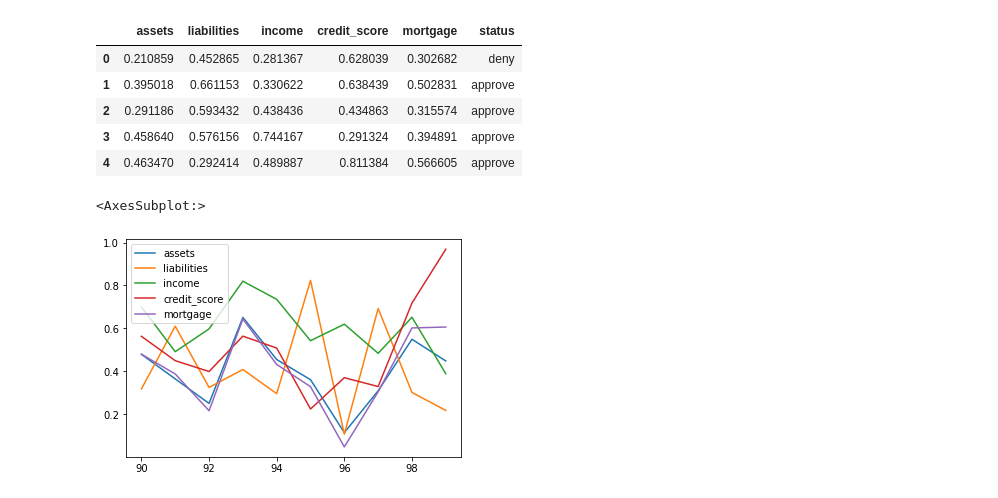
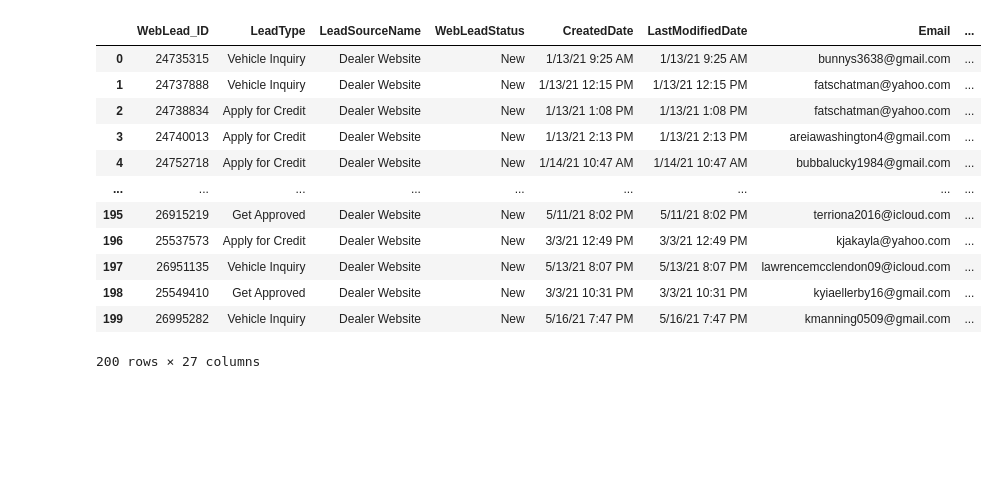
Before and after one commit to VLADDUCH/project-2, a Jupyter notebook: motory_sales_2.ipynb, the cells around one changed output. Cells and saved outputs as stored; diff of their text form; code cells hidden in the pictures; blank space fills up the shorter version.

```diff
--- a/motory_sales_2.ipynb
+++ b/motory_sales_2.ipynb
@@ -69,16 +25,18 @@ MG_df.groupby('CAR_MAKE')['days in inv'].mean().plot(kind='bar')
-# %%
-csv_path = Path(r"C:\Users\Sejas\Desktop\FinTech\mia-mia-fin-pt-05-2021-u-c-master\11_Classification\Activities\11.1_Activities\04-Stu-SVM_Loan_Approver\Resources\loans.csv")
-record_df = pd.read_csv(csv_path)
-record_df.head()
-# %% [output]
-|  | assets | liabilities | income | credit_score | mortgage | status |
-| 0 | 0.210859 | 0.452865 | 0.281367 | 0.628039 | 0.302682 | deny |
-| 1 | 0.395018 | 0.661153 | 0.330622 | 0.638439 | 0.502831 | approve |
-| 2 | 0.291186 | 0.593432 | 0.438436 | 0.434863 | 0.315574 | approve |
-| 3 | 0.458640 | 0.576156 | 0.744167 | 0.291324 | 0.394891 | approve |
-| 4 | 0.463470 | 0.292414 | 0.489887 | 0.811384 | 0.566605 | approve |
-# %%
-record_df.tail(10).plot()
-# %% [output]
-<AxesSubplot:>
-[figure, removed]
+# %%
+csv_path = Path(r"C:\Users\Sejas\Desktop\FinTech\Projects\fintechauto-main\Client Leads2.csv")
+df = pd.read_csv(csv_path, encoding = "ISO-8859-1", low_memory=False)
+df.head(200)
+# %% [output]
+|  | WebLead_ID | LeadType | LeadSourceName | WebLeadStatus | CreatedDate | LastModifiedDate | Email | ... |
+| 0 | 24735315 | Vehicle Inquiry | Dealer Website | New | 1/13/21 9:25 AM | 1/13/21 9:25 AM | bunnys3638@gmail.com | ... |
+| 1 | 24737888 | Vehicle Inquiry | Dealer Website | New | 1/13/21 12:15 PM | 1/13/21 12:15 PM | fatschatman@yahoo.com | ... |
+| 2 | 24738834 | Apply for Credit | Dealer Website | New | 1/13/21 1:08 PM | 1/13/21 1:08 PM | fatschatman@yahoo.com | ... |
+| 3 | 24740013 | Apply for Credit | Dealer Website | New | 1/13/21 2:13 PM | 1/13/21 2:13 PM | areiawashington4@gmail.com | ... |
+| 4 | 24752718 | Apply for Credit | Dealer Website | New | 1/14/21 10:47 AM | 1/14/21 10:47 AM | bubbalucky1984@gmail.com | ... |
+| ... | ... | ... | ... | ... | ... | ... | ... | ... |
+| 195 | 26915219 | Get Approved | Dealer Website | New | 5/11/21 8:02 PM | 5/11/21 8:02 PM | terriona2016@icloud.com | ... |
+| 196 | 25537573 | Apply for Credit | Dealer Website | New | 3/3/21 12:49 PM | 3/3/21 12:49 PM | kjakayla@yahoo.com | ... |
+| 197 | 26951135 | Vehicle Inquiry | Dealer Website | New | 5/13/21 8:07 PM | 5/13/21 8:07 PM | lawrencemcclendon09@icloud.com | ... |
+| 198 | 25549410 | Get Approved | Dealer Website | New | 3/3/21 10:31 PM | 3/3/21 10:31 PM | kyiaellerby16@gmail.com | ... |
+| 199 | 26995282 | Vehicle Inquiry | Dealer Website | New | 5/16/21 7:47 PM | 5/16/21 7:47 PM | kmanning0509@gmail.com | ... |
+200 rows × 27 columns
```
Also changed, not shown: parts of 53 cells of this notebook.
